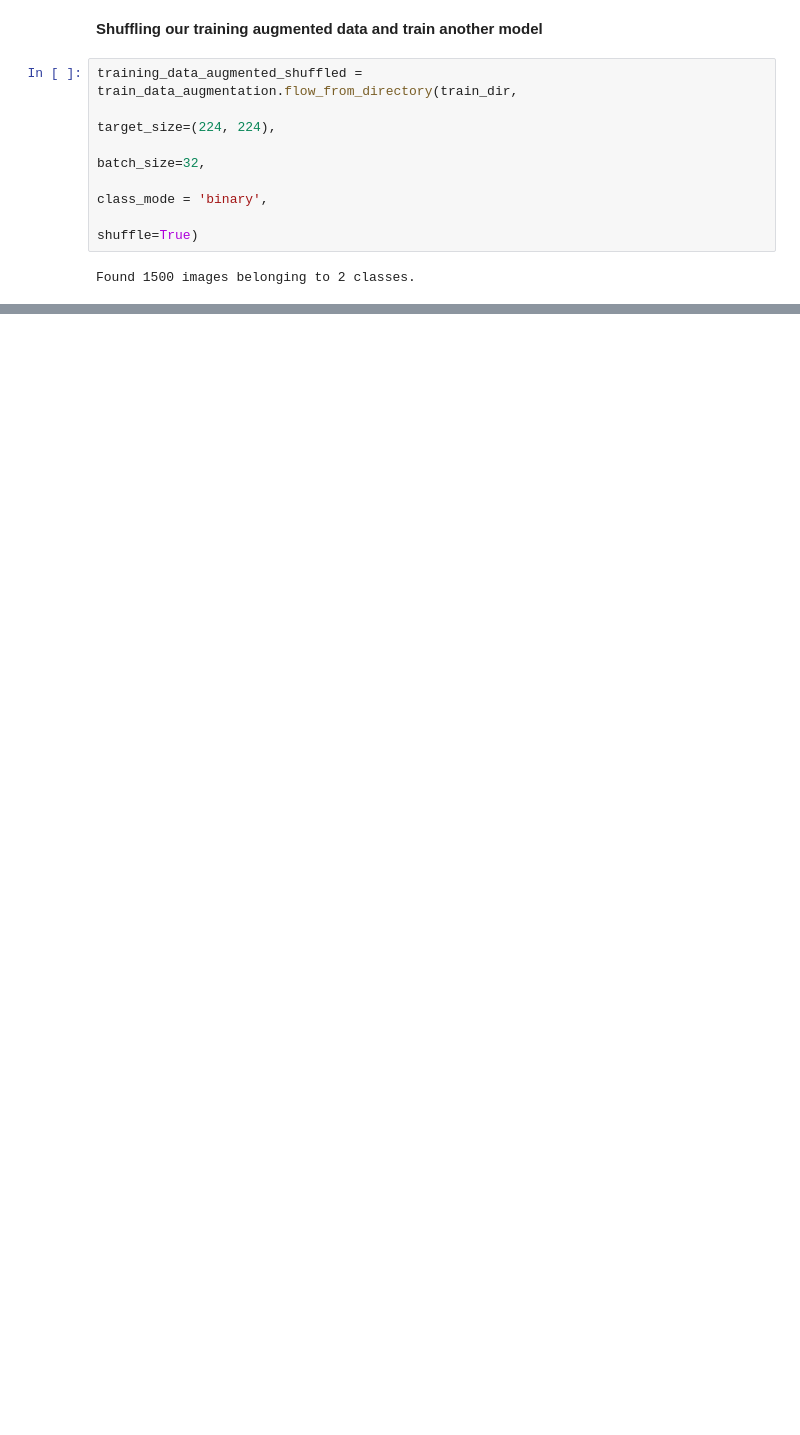
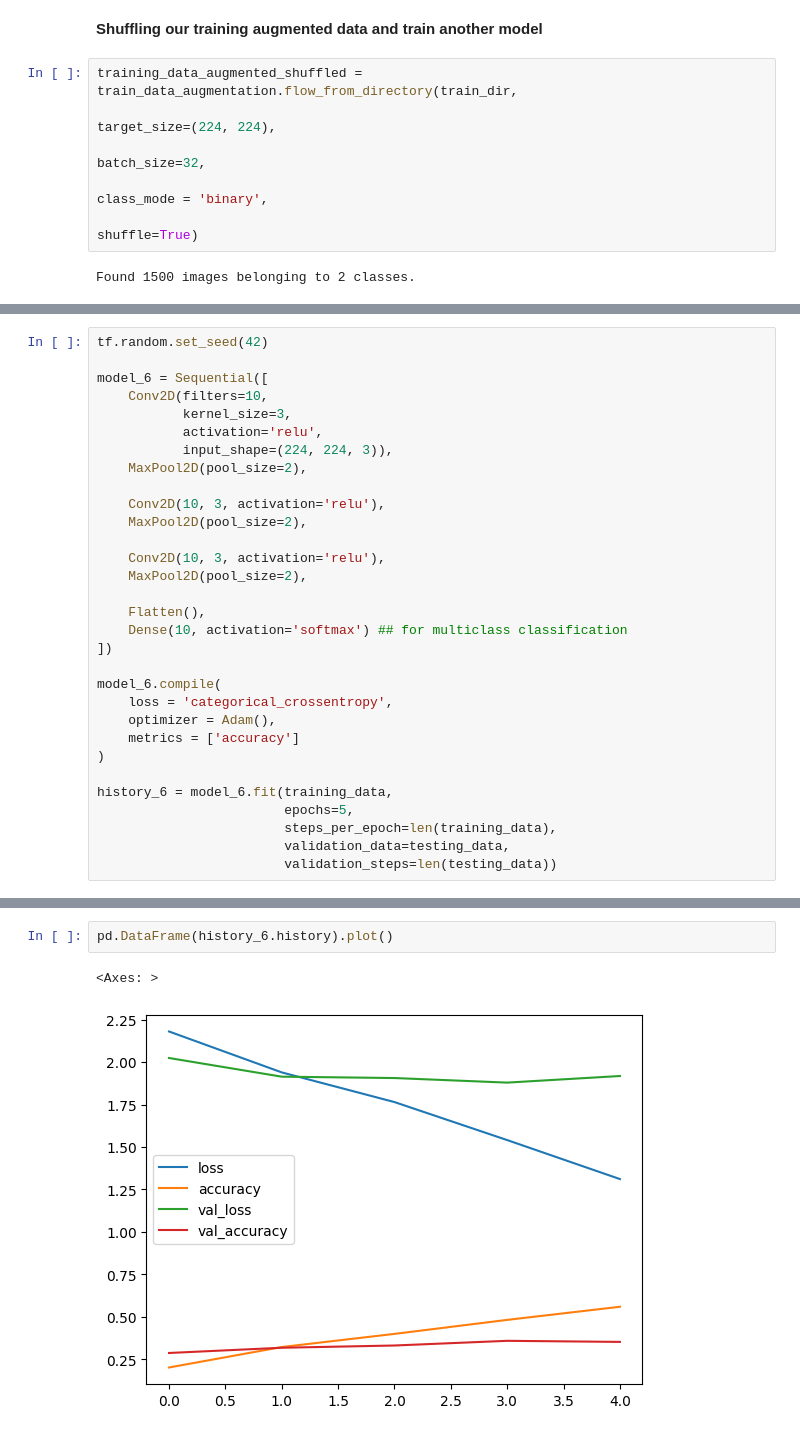
Before and after one commit to Seenuprime/Deep-Learning, a Jupyter notebook: CV_Convolutional_NN.ipynb, the cells around one changed output, grey strips where cells are left out. Cells and saved outputs as stored; diff of their text form; blank space fills up the shorter version.

```diff
--- a/CV_Convolutional_NN.ipynb
+++ b/CV_Convolutional_NN.ipynb
@@ -643,0 +823,31 @@ pd.DataFrame(history_5.history).plot()
+# %%
+tf.random.set_seed(42)
+
+model_6 = Sequential([
+    Conv2D(filters=10,
+           kernel_size=3,
+           activation='relu',
+           input_shape=(224, 224, 3)),
+    MaxPool2D(pool_size=2),
+
+    Conv2D(10, 3, activation='relu'),
+    MaxPool2D(pool_size=2),
+
+    Conv2D(10, 3, activation='relu'),
+    MaxPool2D(pool_size=2),
+
+    Flatten(),
+    Dense(10, activation='softmax') ## for multiclass classification
+])
+
+model_6.compile(
+    loss = 'categorical_crossentropy',
+    optimizer = Adam(),
+    metrics = ['accuracy']
+)
+
+history_6 = model_6.fit(training_data,
+                        epochs=5,
+                        steps_per_epoch=len(training_data),
+                        validation_data=testing_data,
+                        validation_steps=len(testing_data))
@@ -643,0 +892,5 @@ pd.DataFrame(history_5.history).plot()
+# %%
+pd.DataFrame(history_6.history).plot()
+# %% [output]
+<Axes: >
+[figure, added]
```
Also changed, not shown: parts of 59 cells of this notebook.
